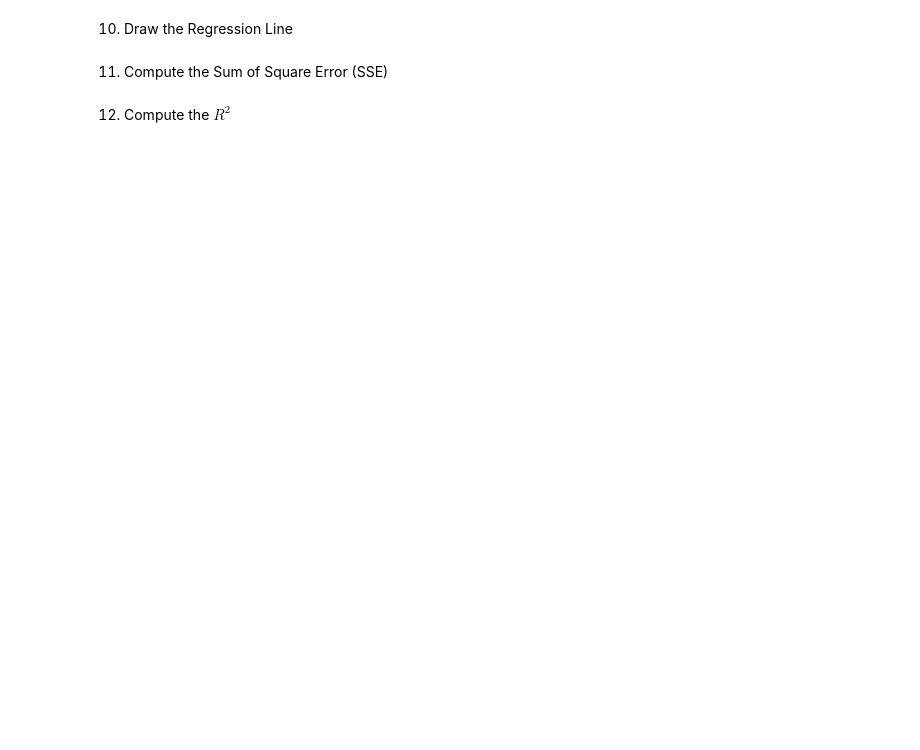
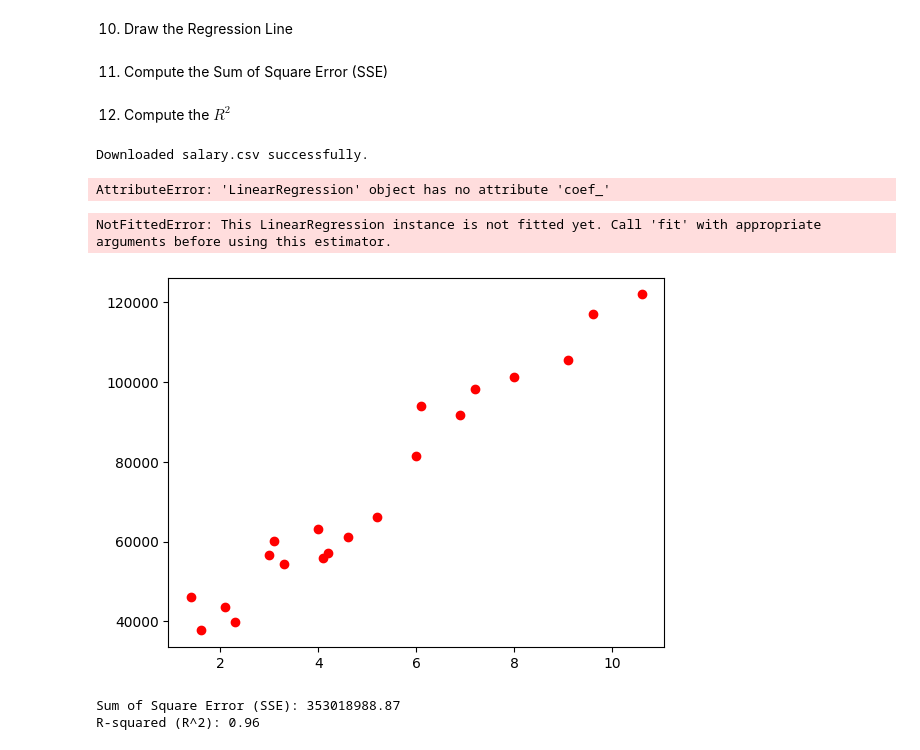
Before and after one commit to flexycode/CCMACLRL_EXERCISES_COM231ML, a Jupyter notebook: Lab/Lab-Exercise-2/Exercise2.ipynb, the cells around one changed output. Saved outputs shown, nothing was run; the diff lists cells and outputs as text; code cells hidden in the pictures; blank space fills up the shorter version.

Commit message:
🤖 Linear Regression

```diff
--- a/Lab/Lab-Exercise-2/Exercise2.ipynb
+++ b/Lab/Lab-Exercise-2/Exercise2.ipynb
@@ -46,2 +85,4 @@ from sklearn.linear_model import LinearRegression
+# %%
+lr_model = LinearRegression()
 # %% [markdown]
 8. Train and test the model using the training set and test set
@@ -49,0 +89,3 @@ from sklearn.linear_model import LinearRegression
+# %%
+lr_model.fit(X_train,y_train)
+y_pred = lr_model.predict(X_test)
@@ -67,3 +122,20 @@ from sklearn.linear_model import LinearRegression
 12. Compute the $R^2$
 # %%
 # put your answer here
+# %%
+import requests
+
+url = "https://raw.githubusercontent.com/ageron/handson-ml2/master/datasets/housing/housing.tgz"
+filename = "salary.csv" # Replace with the actual filename if different
+try:
+    response = requests.get(url, allow_redirects=True)
+    response.raise_for_status() # Raise an HTTPError for bad responses (4xx or 5xx)
+    with open(filename, 'wb') as f:
+        f.write(response.content)
+    print(f"Downloaded {filename} successfully.")
+except requests.exceptions.RequestException as e:
+    print(f"Error downloading the file: {e}")
+except Exception as e:
+    print(f"An unexpected error occurred: {e}")
+# %% [output]
+Downloaded salary.csv successfully.
@@ -69,0 +147,31 @@ from sklearn.linear_model import LinearRegression
+# %%
+# Print the equation of the line
+print(f"Slope: {lr_model.coef_[0]:.2f}")
+print(f"Intercept: {lr_model.intercept_:.2f}")
+print(f"Equation of the line: Salary = {lr_model.coef_[0]:.2f} * YearsExperience + {lr_model.intercept_:.2f}")
+# %% [output]
+AttributeError: 'LinearRegression' object has no attribute 'coef_'
+# %%
+# Draw the Regression Line
+plt.scatter(X_train, y_train, color='red')
+plt.plot(X_train, lr_model.predict(X_train.values.reshape(-1, 1)), color='blue')
+plt.title('Salary vs Experience (Training set)')
+plt.xlabel('Years of Experience')
+plt.ylabel('Salary')
+plt.show()
+# %% [output]
+NotFittedError: This LinearRegression instance is not fitted yet. Call 'fit' with appropriate arguments before using this estimator.
+[figure, added]
+# %%
+from sklearn.metrics import mean_squared_error, r2_score
+
+# Compute the Sum of Square Error (SSE)
+sse = mean_squared_error(y_test, y_pred) * len(y_test)
+print(f"Sum of Square Error (SSE): {sse:.2f}")
+
+# Compute the R^2
+r2 = r2_score(y_test, y_pred)
+print(f"R-squared (R^2): {r2:.2f}")
+# %% [output]
+Sum of Square Error (SSE): 353018988.87
+R-squared (R^2): 0.96
```
Also changed, not shown: parts of 16 cells of this notebook.
